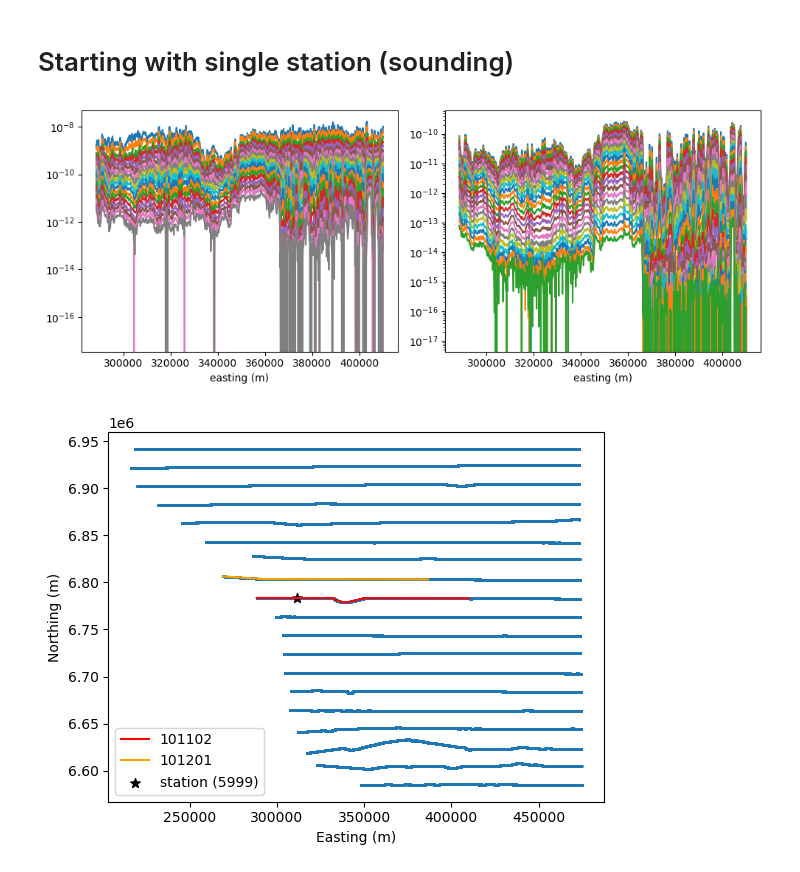
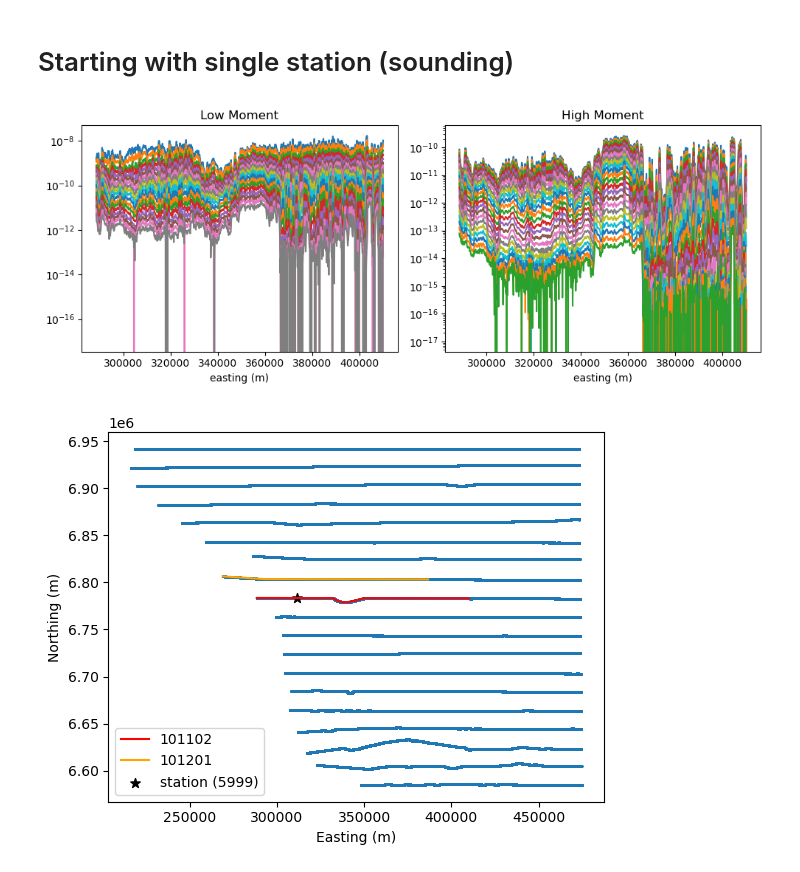
Before and after one commit to oscarshek/EOSC-556-Project, a Jupyter notebook: Notebook/AusAEM_WA.ipynb, the cells around one changed output. Saved outputs shown, nothing was run; the diff lists cells and outputs as text; code cells hidden in the pictures.

```diff
--- a/Notebook/AusAEM_WA.ipynb
+++ b/Notebook/AusAEM_WA.ipynb
@@ -27,7 +28,7 @@ from discretize import TensorMesh
 # %% [markdown]
 # Load data from .csv
 # %%
-file_path = "Data/AusAEM_WA_Block_E_EM.csv"
+file_path = "/Users/shekholam/Desktop/UBC/EOSC_556/Project/Data/AusAEM-WA/AusAEM_WA_Block_E_EM.csv"
 df = pd.read_csv(file_path,
                  #delim_whitespace=True,
                  delimiter=",")
@@ -98,17 +102,19 @@ plt.show()
 # %%
 # look at the data
 fig, ax = plt.subplots(1, 2, figsize=(10,4))
 
 ax[0].semilogy(easting, LM_Z)
 ax[0].set_xlabel('easting (m)')
 #ax[0].set_ylim(1e-5, 1e5)
+ax[0].set_title('Low Moment')
 
 ax[1].semilogy(easting, HM_Z)
 ax[1].set_xlabel('easting (m)')
+ax[1].set_title('High Moment')
 
 plt.tight_layout()
 # %% [output]
-[figure, old version]
+[figure, new version]
 # %%
 # Select a single sounding along that line, and grab all of the data associated with that station
 # Record 5999
```
Also changed, not shown: parts of 76 cells of this notebook, 3 other files.
